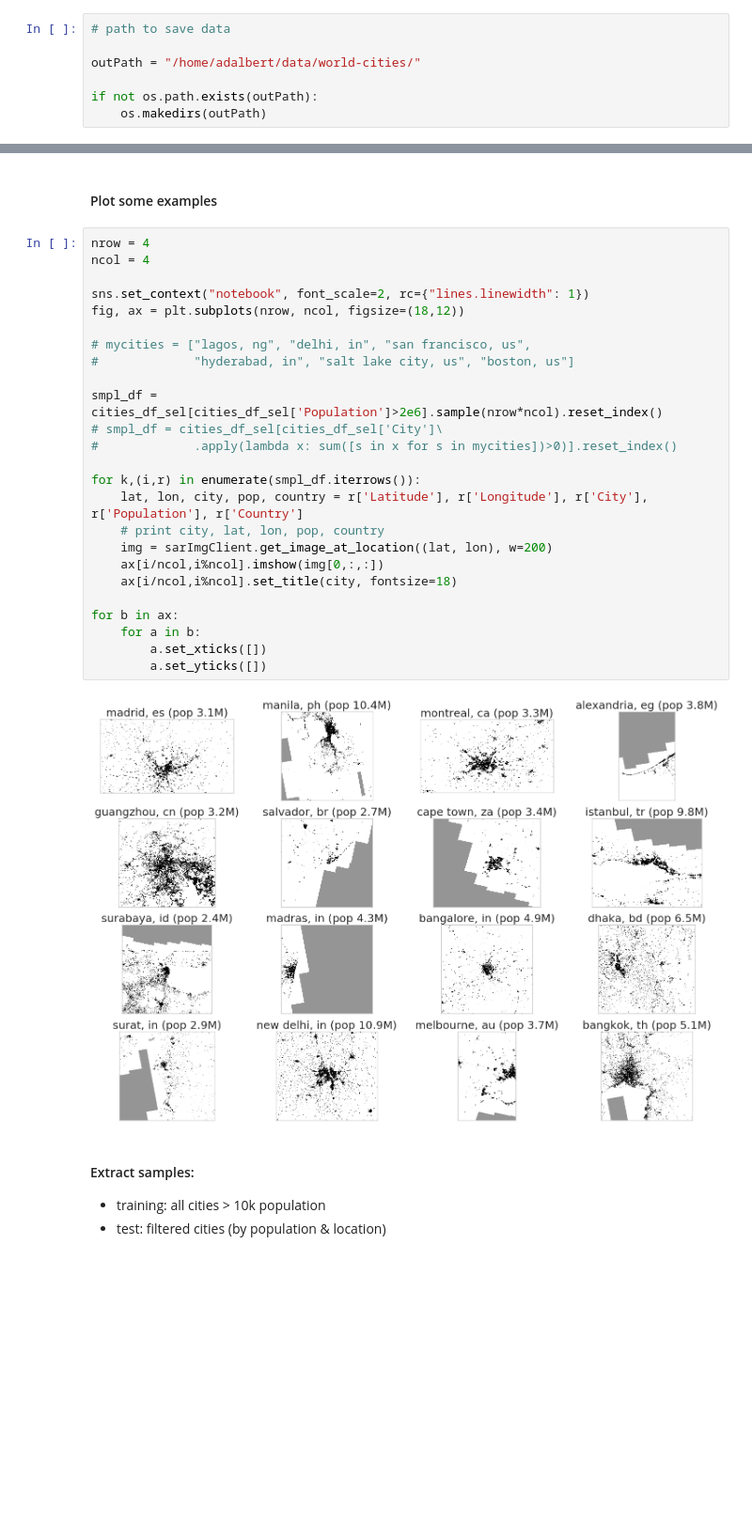
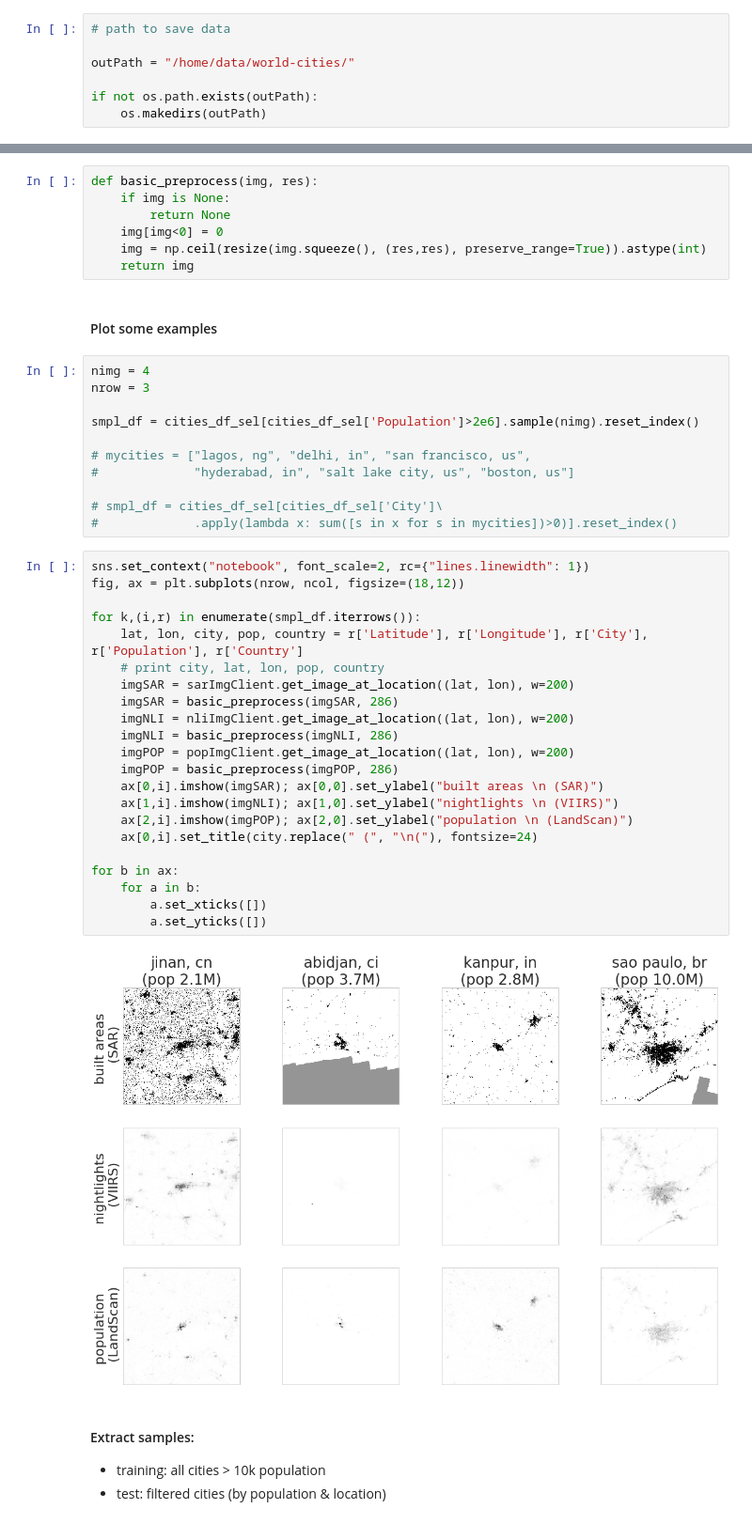
Before and after one commit to adrianalbert/urbanization-patterns, a Jupyter notebook: create-datasets/world cities dataset.ipynb, the cells around one changed output, grey strips where cells are left out. Shown at 94% size. Saved outputs shown, nothing was run; the diff lists cells and outputs as text; blank space fills up the shorter version.

Commit message:
added in nightlights and population

```diff
--- a/create-datasets/world cities dataset.ipynb
+++ b/create-datasets/world cities dataset.ipynb
@@ -35,7 +39,7 @@ import satimg
 # %%
 # path to save data
 
-outPath = "/home/adalbert/data/world-cities/"
+outPath = "/home/data/world-cities/"
 
 if not os.path.exists(outPath):
 	os.makedirs(outPath)
@@ -212,32 +224,47 @@ cities_df_sel.head()
+# %%
+def basic_preprocess(img, res):
+    if img is None:
+        return None
+    img[img<0] = 0
+    img = np.ceil(resize(img.squeeze(), (res,res), preserve_range=True)).astype(int)
+    return img
 # %% [markdown]
 #### Plot some examples
+# %%
+nimg = 4
+nrow = 3
+
+smpl_df = cities_df_sel[cities_df_sel['Population']>2e6].sample(nimg).reset_index()
+
+# mycities = ["lagos, ng", "delhi, in", "san francisco, us",
+#             "hyderabad, in", "salt lake city, us", "boston, us"]
+
+# smpl_df = cities_df_sel[cities_df_sel['City']\
+#             .apply(lambda x: sum([s in x for s in mycities])>0)].reset_index()
 # %%
-nrow = 4
-ncol = 4
-
 sns.set_context("notebook", font_scale=2, rc={"lines.linewidth": 1})
 fig, ax = plt.subplots(nrow, ncol, figsize=(18,12))
-
-# mycities = ["lagos, ng", "delhi, in", "san francisco, us",
-#             "hyderabad, in", "salt lake city, us", "boston, us"]
-
-smpl_df = cities_df_sel[cities_df_sel['Population']>2e6].sample(nrow*ncol).reset_index()
-# smpl_df = cities_df_sel[cities_df_sel['City']\
-#             .apply(lambda x: sum([s in x for s in mycities])>0)].reset_index()
 
 for k,(i,r) in enumerate(smpl_df.iterrows()):
     lat, lon, city, pop, country = r['Latitude'], r['Longitude'], r['City'], r['Population'], r['Country']
     # print city, lat, lon, pop, country
-    img = sarImgClient.get_image_at_location((lat, lon), w=200)
-    ax[i/ncol,i%ncol].imshow(img[0,:,:])
-    ax[i/ncol,i%ncol].set_title(city, fontsize=18)
+    imgSAR = sarImgClient.get_image_at_location((lat, lon), w=200)
+    imgSAR = basic_preprocess(imgSAR, 286)
+    imgNLI = nliImgClient.get_image_at_location((lat, lon), w=200)
+    imgNLI = basic_preprocess(imgNLI, 286)
+    imgPOP = popImgClient.get_image_at_location((lat, lon), w=200)
+    imgPOP = basic_preprocess(imgPOP, 286)
+    ax[0,i].imshow(imgSAR); ax[0,0].set_ylabel("built areas \n (SAR)")
+    ax[1,i].imshow(imgNLI); ax[1,0].set_ylabel("nightlights \n (VIIRS)")
+    ax[2,i].imshow(imgPOP); ax[2,0].set_ylabel("population \n (LandScan)")
+    ax[0,i].set_title(city.replace(" (", "\n("), fontsize=24)
 
 for b in ax:
     for a in b:
         a.set_xticks([])
         a.set_yticks([])
 # %% [output]
-[figure, old version]
+[figure, new version]
 # %% [markdown]
 #### Extract  samples:
 * training: all cities > 10k population
```
Also changed, not shown: parts of 15 cells of this notebook, 19 other files.
